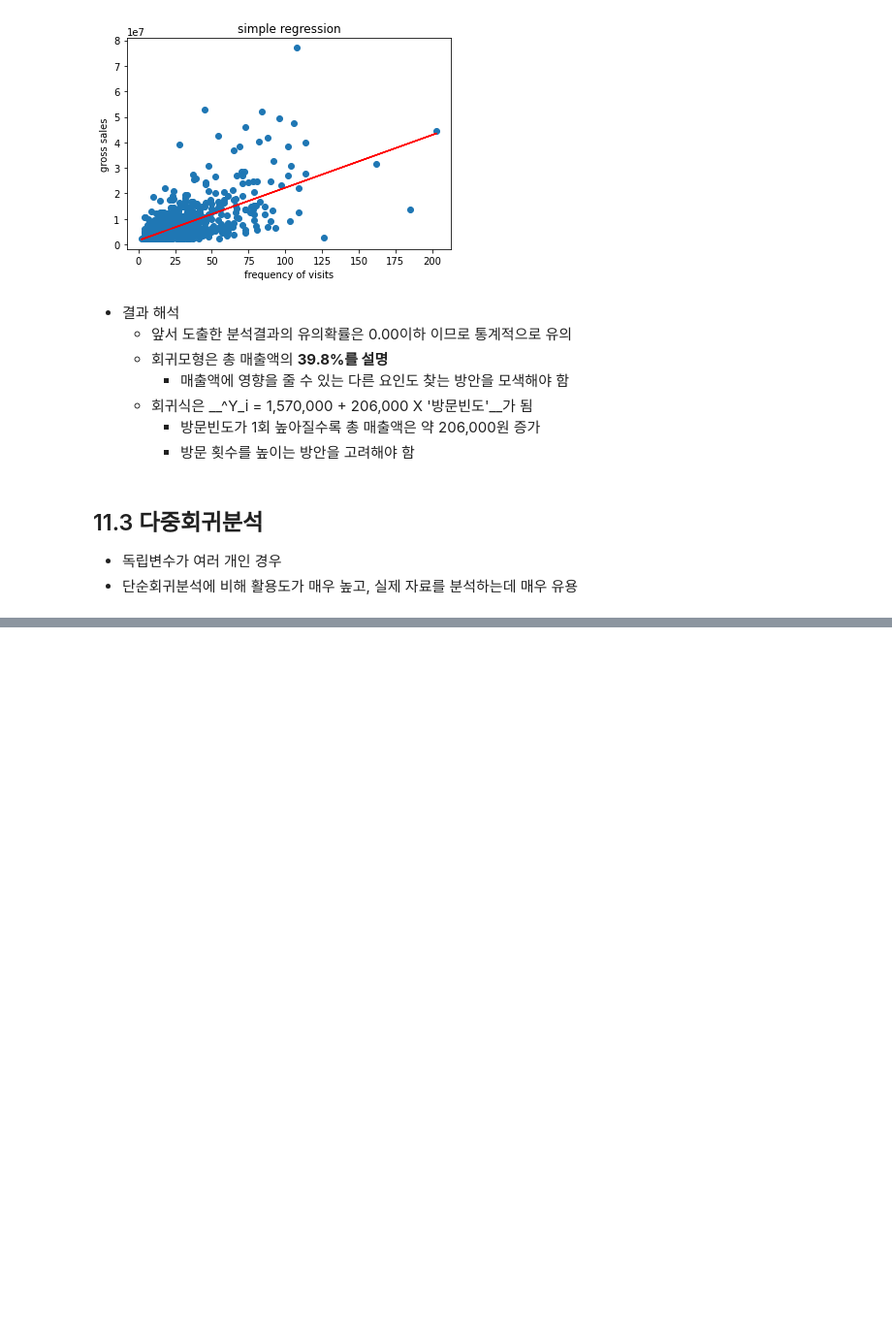
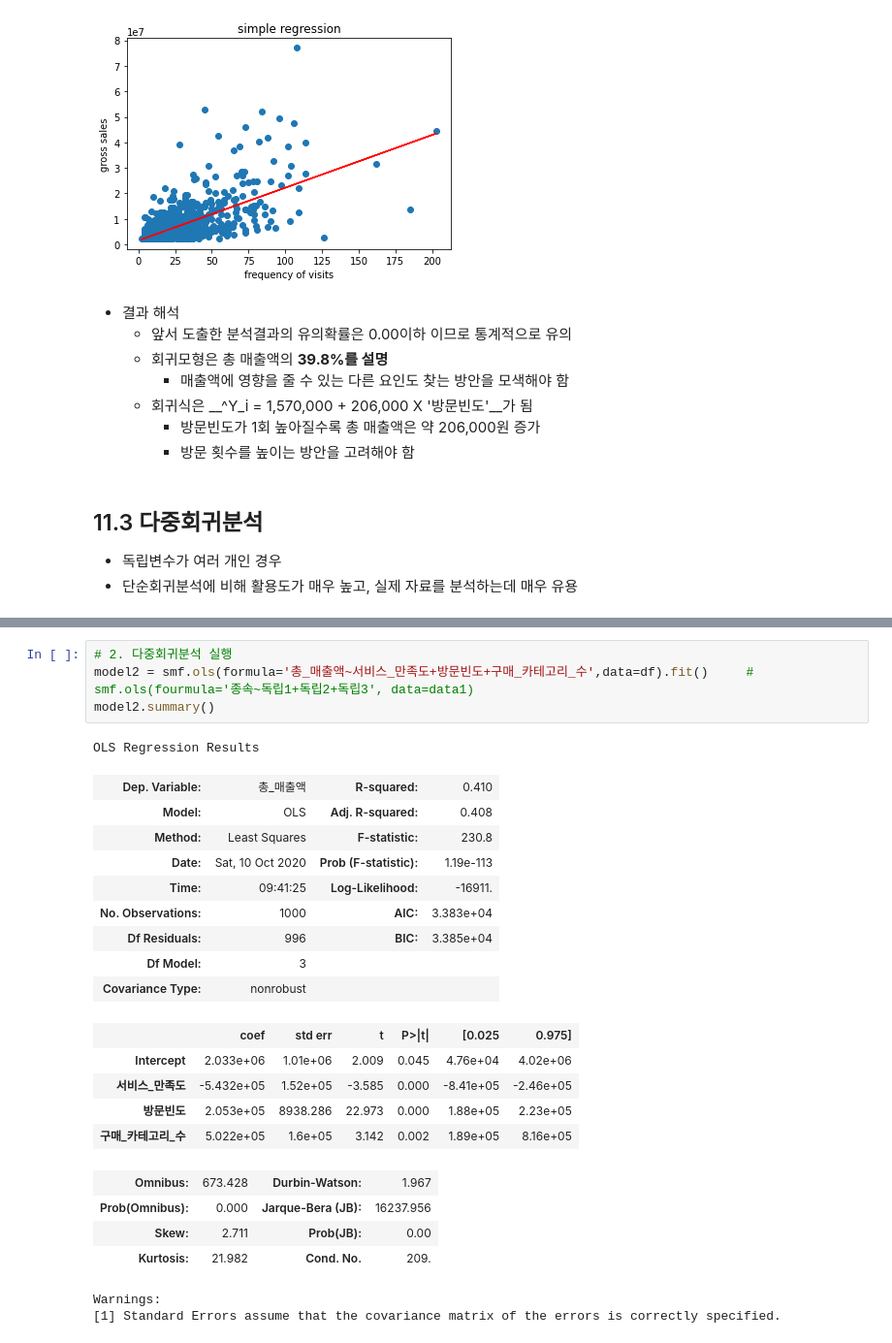
Before and after one commit to OH1107/self_study, a Jupyter notebook: training/chapter11/11장_회귀분석.ipynb, the cells around one changed output, grey strips where cells are left out. Shown at 97% size. Drawn from its saved outputs; the diff is of its cells as text; blank space fills up the shorter version.

```diff
--- a/training/chapter11/11장_회귀분석.ipynb
+++ b/training/chapter11/11장_회귀분석.ipynb
@@ -212,0 +311,26 @@ plt.show()
+# %%
+# 2. 다중회귀분석 실행
+model2 = smf.ols(formula='총_매출액~서비스_만족도+방문빈도+구매_카테고리_수',data=df).fit()     # smf.ols(fourmula='종속~독립1+독립2+독립3', data=data1)
+model2.summary()
+# %% [output]
+OLS Regression Results
+| Dep. Variable: | 총_매출액 | R-squared: | 0.410 |
+| Model: | OLS | Adj. R-squared: | 0.408 |
+| Method: | Least Squares | F-statistic: | 230.8 |
+| Date: | Sat, 10 Oct 2020 | Prob (F-statistic): | 1.19e-113 |
+| Time: | 09:41:25 | Log-Likelihood: | -16911. |
+| No. Observations: | 1000 | AIC: | 3.383e+04 |
+| Df Residuals: | 996 | BIC: | 3.385e+04 |
+| Df Model: | 3 |  |  |
+| Covariance Type: | nonrobust |  |  |
+|  | coef | std err | t | P>|t| | [0.025 | 0.975] |
+| Intercept | 2.033e+06 | 1.01e+06 | 2.009 | 0.045 | 4.76e+04 | 4.02e+06 |
+| 서비스_만족도 | -5.432e+05 | 1.52e+05 | -3.585 | 0.000 | -8.41e+05 | -2.46e+05 |
+| 방문빈도 | 2.053e+05 | 8938.286 | 22.973 | 0.000 | 1.88e+05 | 2.23e+05 |
+| 구매_카테고리_수 | 5.022e+05 | 1.6e+05 | 3.142 | 0.002 | 1.89e+05 | 8.16e+05 |
+| Omnibus: | 673.428 | Durbin-Watson: | 1.967 |
+| Prob(Omnibus): | 0.000 | Jarque-Bera (JB): | 16237.956 |
+| Skew: | 2.711 | Prob(JB): | 0.00 |
+| Kurtosis: | 21.982 | Cond. No. | 209. |
+Warnings:
+[1] Standard Errors assume that the covariance matrix of the errors is correctly specified.
```
Also changed, not shown: parts of 15 cells of this notebook.
